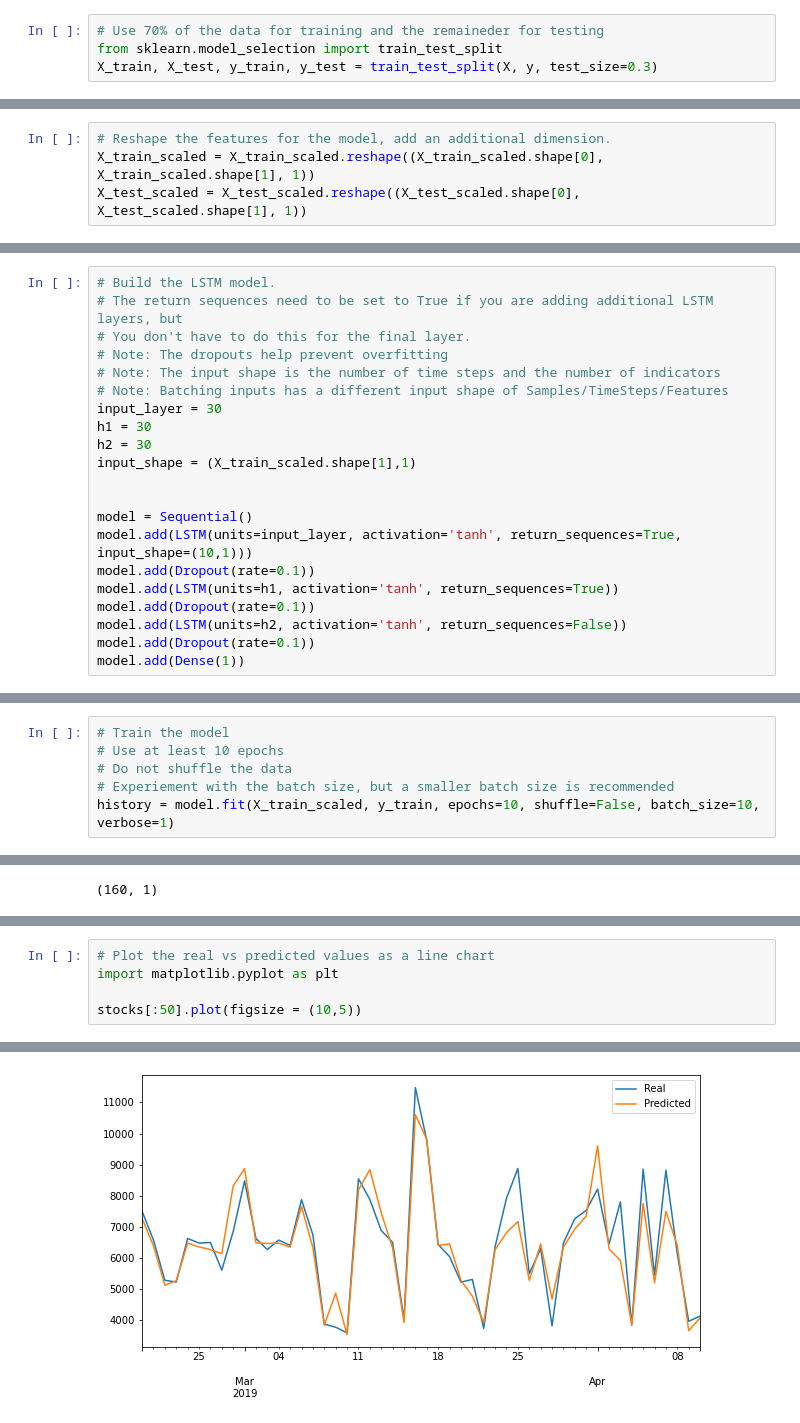
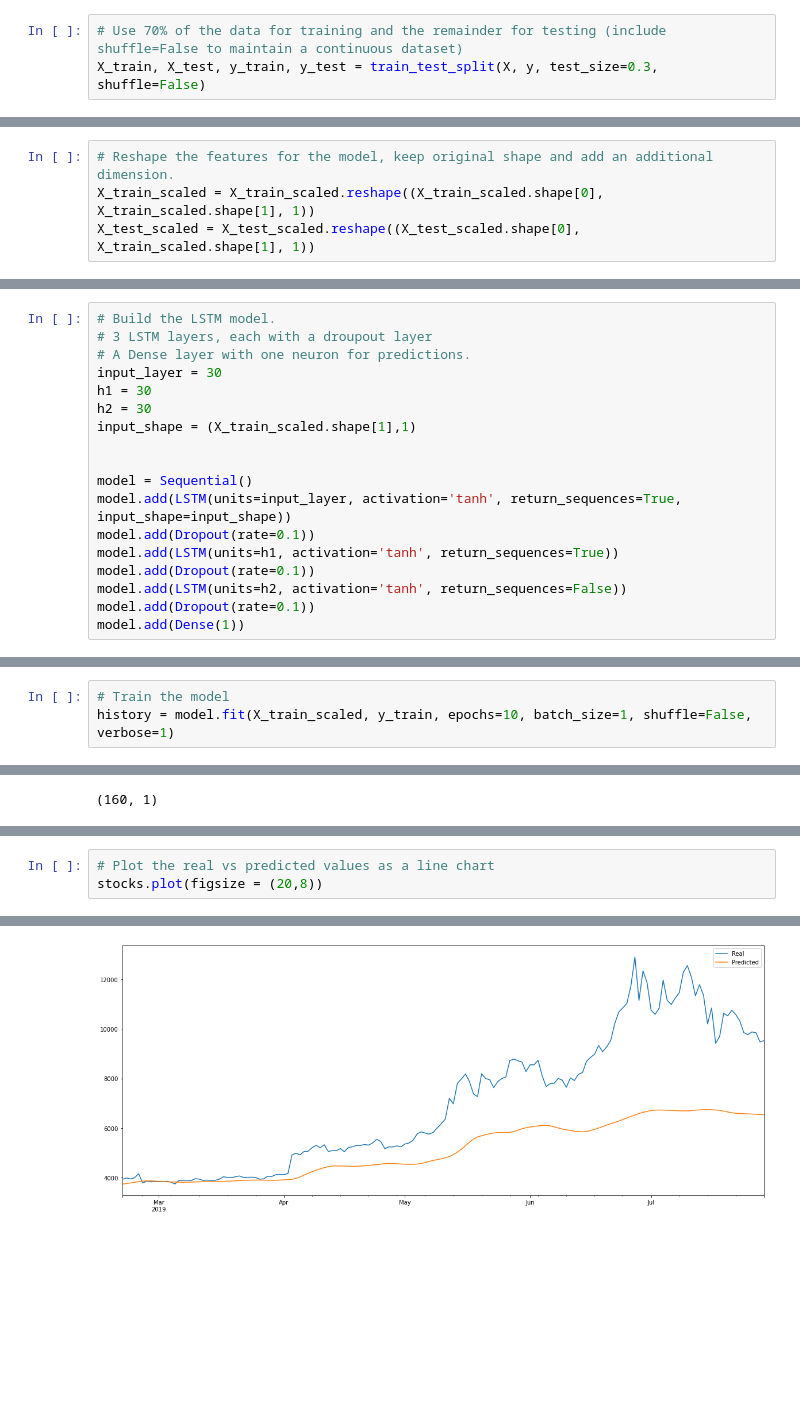
Before and after one commit to Epicosp/Deep-Learning, a Jupyter notebook: lstm_stock_predictor_closing.ipynb, the cells around one changed output, grey strips where cells are left out. Drawn from its saved outputs; the diff is of its cells as text; blank space fills up the shorter version.

Commit message:
clean up comments and plots, add minor tweaks

```diff
--- a/lstm_stock_predictor_closing.ipynb
+++ b/lstm_stock_predictor_closing.ipynb
@@ -119,6 +113,5 @@ target_column = 1
 X, y = window_data(df, window_size, feature_column, target_column)
 # %%
-# Use 70% of the data for training and the remaineder for testing
-from sklearn.model_selection import train_test_split
-X_train, X_test, y_train, y_test = train_test_split(X, y, test_size=0.3)
+# Use 70% of the data for training and the remainder for testing (include shuffle=False to maintain a continuous dataset)
+X_train, X_test, y_train, y_test = train_test_split(X, y, test_size=0.3, shuffle=False)
 # %%
@@ -134,9 +128,9 @@ scaler.fit(y_train)
 y_train = scaler.transform(y_train)
 y_test = scaler.transform(y_test)
 # %%
-# Reshape the features for the model, add an additional dimension.
+# Reshape the features for the model, keep original shape and add an additional dimension.
 X_train_scaled = X_train_scaled.reshape((X_train_scaled.shape[0], X_train_scaled.shape[1], 1))
-X_test_scaled = X_test_scaled.reshape((X_test_scaled.shape[0], X_test_scaled.shape[1], 1))
+X_test_scaled = X_test_scaled.reshape((X_test_scaled.shape[0], X_train_scaled.shape[1], 1))
 # %% [markdown]
 ---
 # %% [markdown]
@@ -158,10 +148,7 @@ from tensorflow.keras.layers import LSTM, Dense, Dropout
 # %%
 # Build the LSTM model.
-# The return sequences need to be set to True if you are adding additional LSTM layers, but
-# You don't have to do this for the final layer.
-# Note: The dropouts help prevent overfitting
-# Note: The input shape is the number of time steps and the number of indicators
-# Note: Batching inputs has a different input shape of Samples/TimeSteps/Features
+# 3 LSTM layers, each with a droupout layer
+# A Dense layer with one neuron for predictions.
 input_layer = 30
 h1 = 30
 h2 = 30
@@ -169,7 +156,7 @@ input_shape = (X_train_scaled.shape[1],1)
 
 
 model = Sequential()
-model.add(LSTM(units=input_layer, activation='tanh', return_sequences=True, input_shape=(10,1)))
+model.add(LSTM(units=input_layer, activation='tanh', return_sequences=True, input_shape=input_shape))
 model.add(Dropout(rate=0.1))
 model.add(LSTM(units=h1, activation='tanh', return_sequences=True))
 model.add(Dropout(rate=0.1))
@@ -202,9 +189,6 @@ Non-trainable params: 0
 _________________________________________________________________
 # %%
 # Train the model
-# Use at least 10 epochs
-# Do not shuffle the data
-# Experiement with the batch size, but a smaller batch size is recommended
-history = model.fit(X_train_scaled, y_train, epochs=10, shuffle=False, batch_size=10, verbose=1)
+history = model.fit(X_train_scaled, y_train, epochs=10, batch_size=1, shuffle=False, verbose=1)
 # %% [output]
 Epoch 1/10
@@ -279,8 +259,6 @@ stocks.head()
 # %%
 # Plot the real vs predicted values as a line chart
-import matplotlib.pyplot as plt
-
-stocks[:50].plot(figsize = (10,5))
+stocks.plot(figsize = (20,8))
 # %% [output]
 <AxesSubplot:>
-[figure, old version]
+[figure, new version]
```
Also changed, not shown: parts of 15 cells of this notebook, 1 other file.
